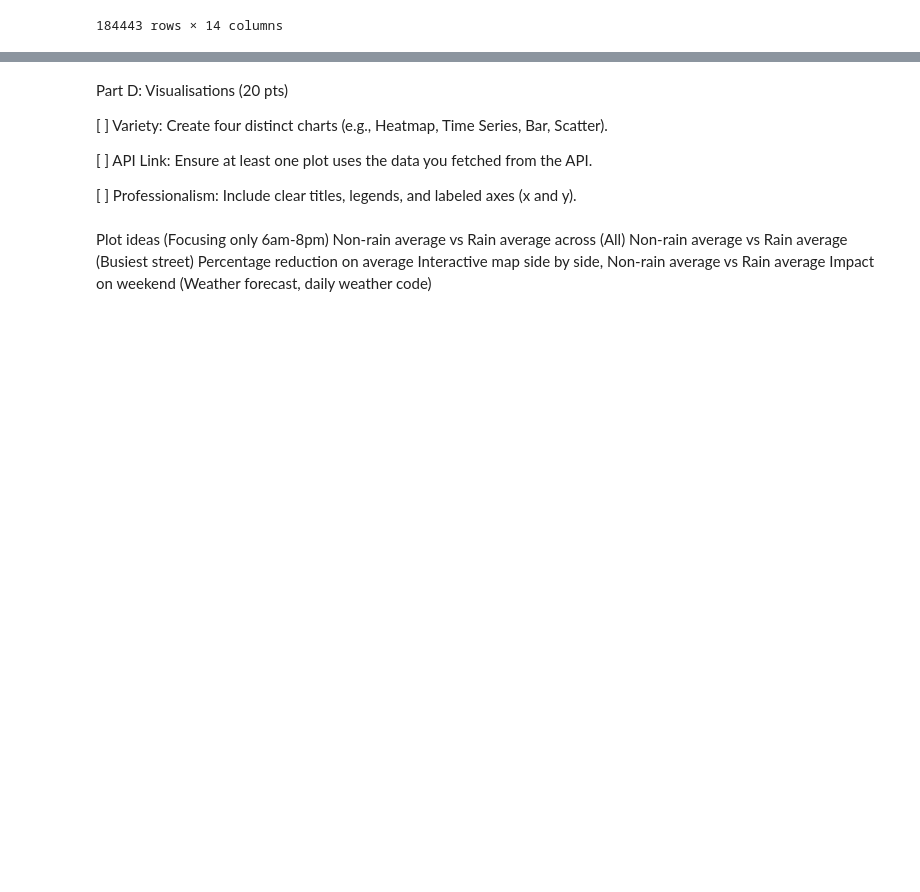
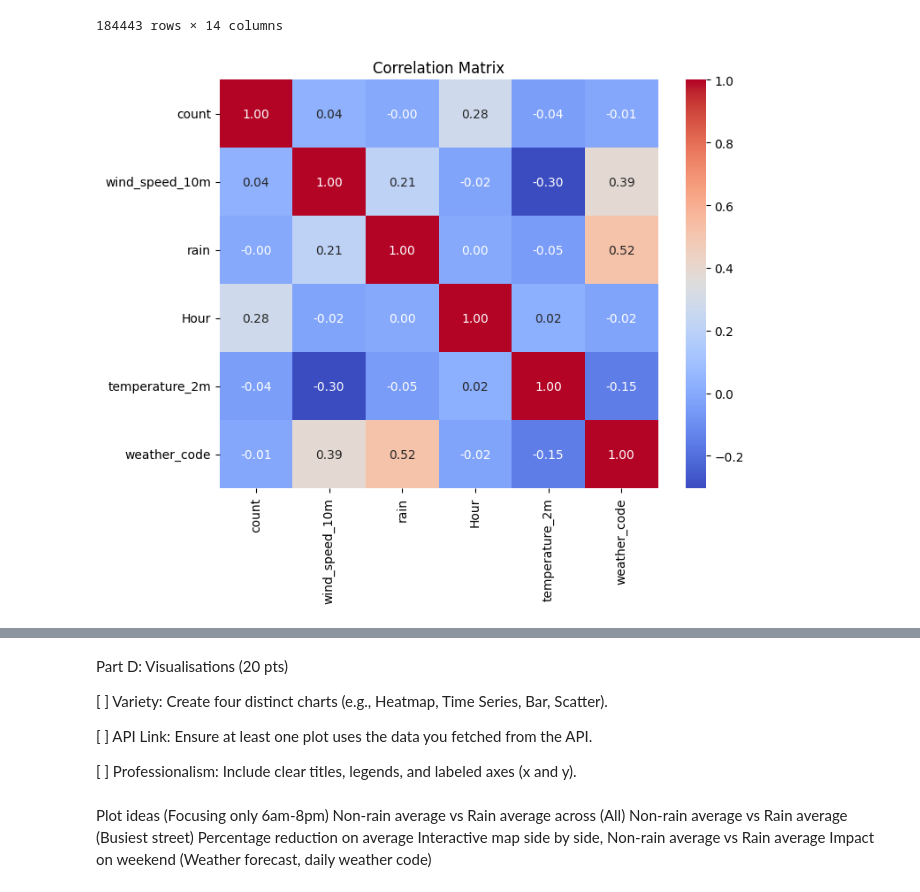
Before and after one commit to jhe482-uoa/Auckland-CBD-Pedestrian-Analysis, a Jupyter notebook: Code.ipynb, the cells around one changed output, grey strips where cells are left out. Cells and saved outputs as stored; diff of their text form; code cells hidden in the pictures; blank space fills up the shorter version.

```diff
--- a/Code.ipynb
+++ b/Code.ipynb
@@ -14,7 +14,9 @@ Part A: Data Import & Cleaning (10 pts)
 
 [ ] Data Reshaping: If the data is "wide," reshape it to "long" format for easier plotting.
 # %%
-ped = pd.read_csv("/Users/jeff/Documents/gis343/data/akl_ped-2024.csv") # Loading data
+ped = pd.read_csv(r"data\akl_ped-2024.csv") # Loading data
+# ped = pd.read_csv(r"data\akl_ped-2025.csv") # Loading data
+
 ped.head()
 # %% [output]
 |  | Date | Time | 107 Quay Street | Te Ara Tahuhu Walkway | Commerce Street West | 7 Custom Street East | ... |
@@ -259,3 +258,15 @@ merged
 | 184441 | 2024-12-31 04:00:00 | 12 | 1 | 4 | False | Tuesday | Summer | 188 Quay Street Lower Albert (NS) | 53.0 | 15.0 | ... |
 | 184442 | 2024-12-31 05:00:00 | 12 | 1 | 5 | False | Tuesday | Summer | 188 Quay Street Lower Albert (NS) | 30.0 | 13.2 | ... |
 184443 rows × 14 columns
+# %%
+features = ['count', 'wind_speed_10m', 'rain', 'Hour',"temperature_2m", "weather_code"]
+correlation_matrix = merged[features].corr()
+
+count_correlations = correlation_matrix['count'].sort_values(ascending=False)
+
+plt.figure(figsize=(8, 6))
+sns.heatmap(correlation_matrix, annot=True, cmap='coolwarm', fmt=".2f")
+plt.title("Correlation Matrix")
+plt.show()
+# %% [output]
+[figure, added]
```
Also changed, not shown: parts of 22 cells of this notebook, 1 other file.
